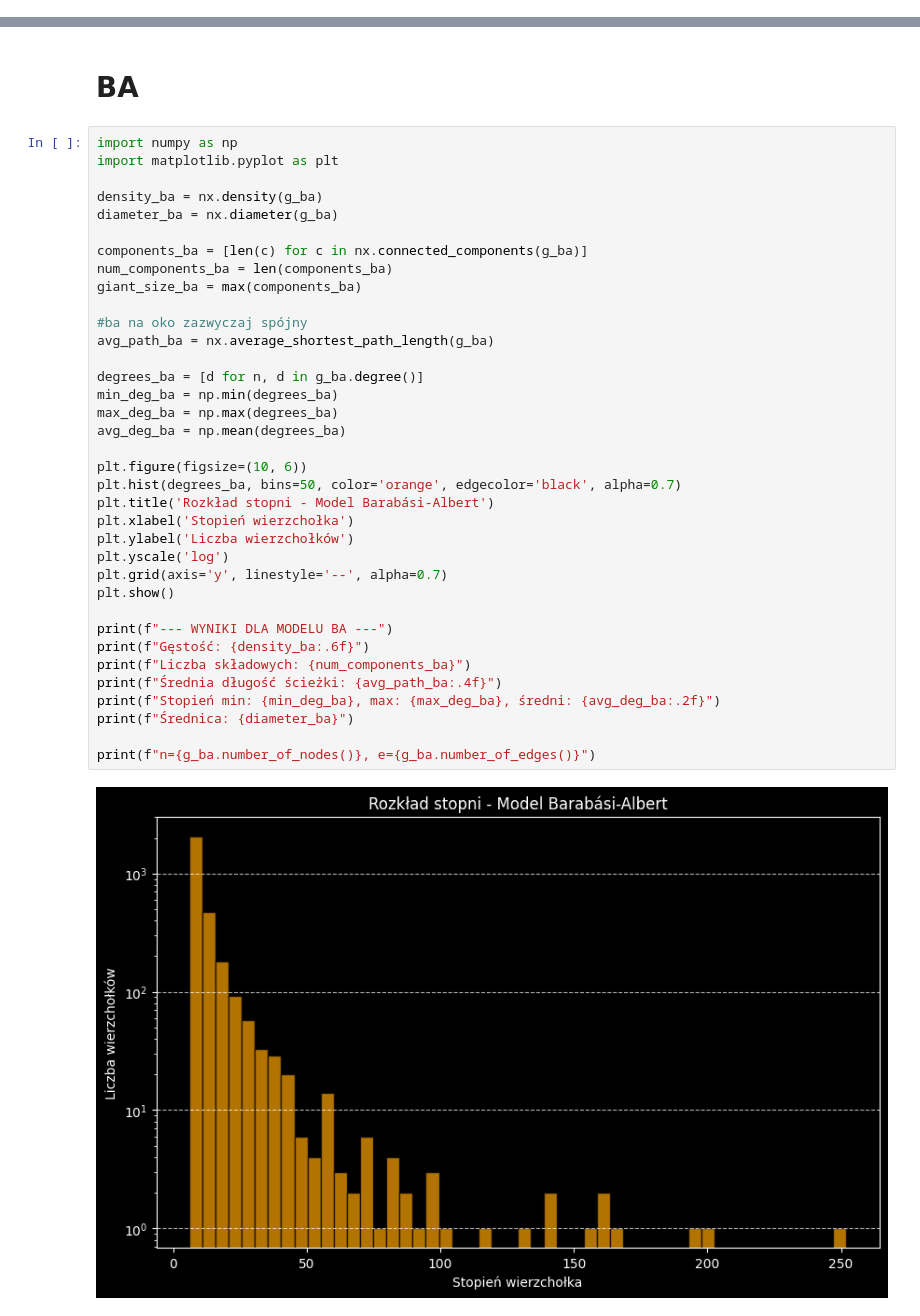
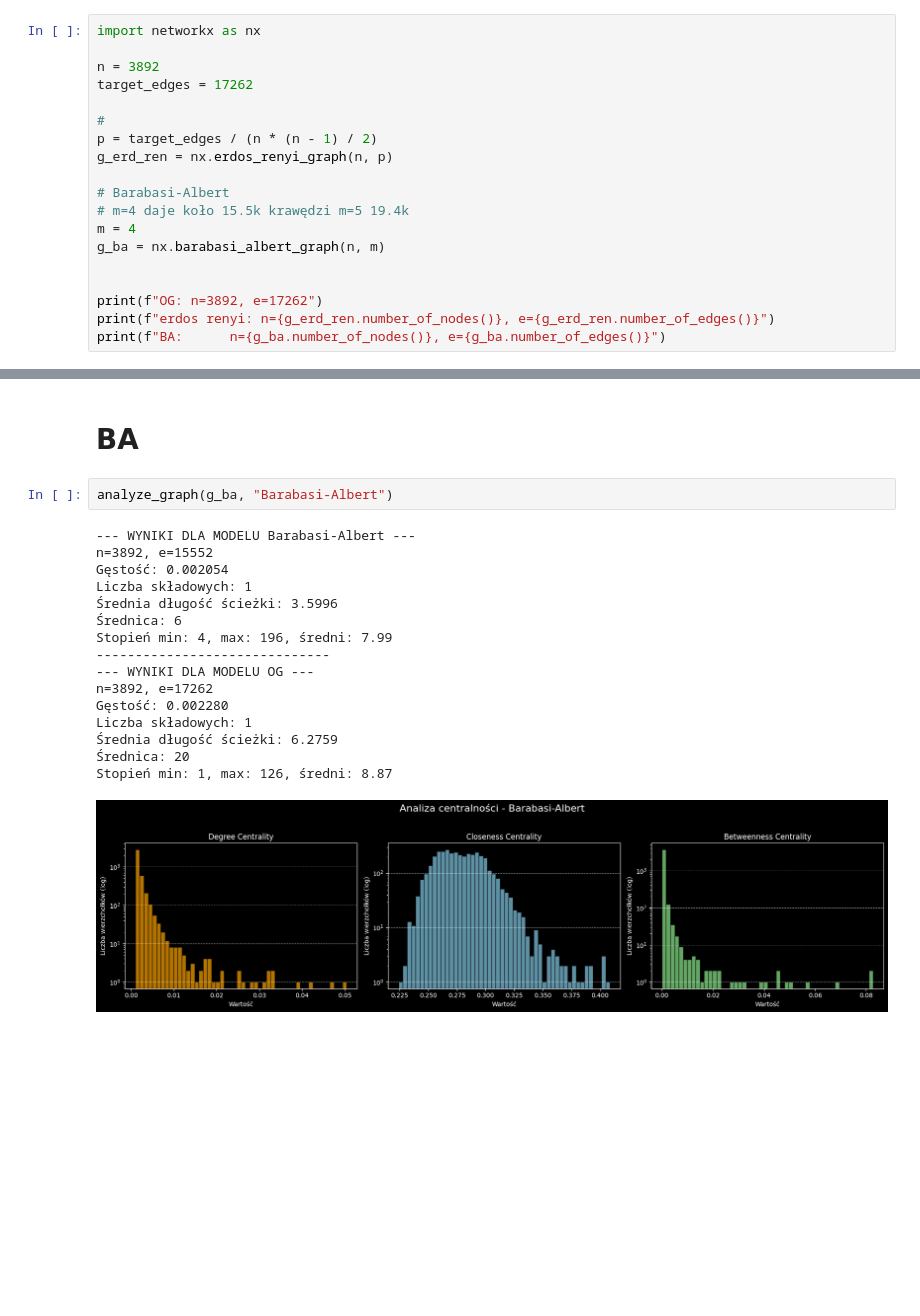
Before and after one commit to Drag0neUsz/complex-networks-L5-OGvsRandom, a Jupyter notebook: sample.ipynb, the cells around one changed output, grey strips where cells are left out. Saved outputs shown, nothing was run; the diff lists cells and outputs as text; blank space fills up the shorter version.

```diff
--- a/sample.ipynb
+++ b/sample.ipynb
@@ -25,0 +22,19 @@ BA:      n=3000, e=17964
+# %%
+import networkx as nx
+
+n = 3892
+target_edges = 17262
+
+#
+p = target_edges / (n * (n - 1) / 2)
+g_erd_ren = nx.erdos_renyi_graph(n, p)
+
+# Barabasi-Albert
+# m=4 daje koło 15.5k krawędzi m=5 19.4k
+m = 4
+g_ba = nx.barabasi_albert_graph(n, m)
+
+
+print(f"OG: n=3892, e=17262")
+print(f"erdos renyi: n={g_erd_ren.number_of_nodes()}, e={g_erd_ren.number_of_edges()}")
+print(f"BA:      n={g_ba.number_of_nodes()}, e={g_ba.number_of_edges()}")
@@ -26,40 +111,21 @@ BA:      n=3000, e=17964
 # %% [markdown]
 # BA
 # %%
-import numpy as np
-import matplotlib.pyplot as plt
-
-density_ba = nx.density(g_ba)
-diameter_ba = nx.diameter(g_ba)
-
-components_ba = [len(c) for c in nx.connected_components(g_ba)]
-num_components_ba = len(components_ba)
-giant_size_ba = max(components_ba)
-
-#ba na oko zazwyczaj spójny
-avg_path_ba = nx.average_shortest_path_length(g_ba)
-
-degrees_ba = [d for n, d in g_ba.degree()]
-min_deg_ba = np.min(degrees_ba)
-max_deg_ba = np.max(degrees_ba)
-avg_deg_ba = np.mean(degrees_ba)
-
-plt.figure(figsize=(10, 6))
-plt.hist(degrees_ba, bins=50, color='orange', edgecolor='black', alpha=0.7)
-plt.title('Rozkład stopni - Model Barabási-Albert')
-plt.xlabel('Stopień wierzchołka')
-plt.ylabel('Liczba wierzchołków')
-plt.yscale('log')
-plt.grid(axis='y', linestyle='--', alpha=0.7)
-plt.show()
-
-print(f"--- WYNIKI DLA MODELU BA ---")
-print(f"Gęstość: {density_ba:.6f}")
-print(f"Liczba składowych: {num_components_ba}")
-print(f"Średnia długość ścieżki: {avg_path_ba:.4f}")
-print(f"Stopień min: {min_deg_ba}, max: {max_deg_ba}, średni: {avg_deg_ba:.2f}")
-print(f"Średnica: {diameter_ba}")
-
-print(f"n={g_ba.number_of_nodes()}, e={g_ba.number_of_edges()}")
+analyze_graph(g_ba, "Barabasi-Albert")
 # %% [output]
+--- WYNIKI DLA MODELU Barabasi-Albert ---
+n=3892, e=15552
+Gęstość: 0.002054
+Liczba składowych: 1
+Średnia długość ścieżki: 3.5996
+Średnica: 6
+Stopień min: 4, max: 196, średni: 7.99
+------------------------------
+--- WYNIKI DLA MODELU OG ---
+n=3892, e=17262
+Gęstość: 0.002280
+Liczba składowych: 1
+Średnia długość ścieżki: 6.2759
+Średnica: 20
+Stopień min: 1, max: 126, średni: 8.87
-[figure, old version]
+[figure, new version]
```
Also changed, not shown: parts of 12 cells of this notebook, 3 other files.
